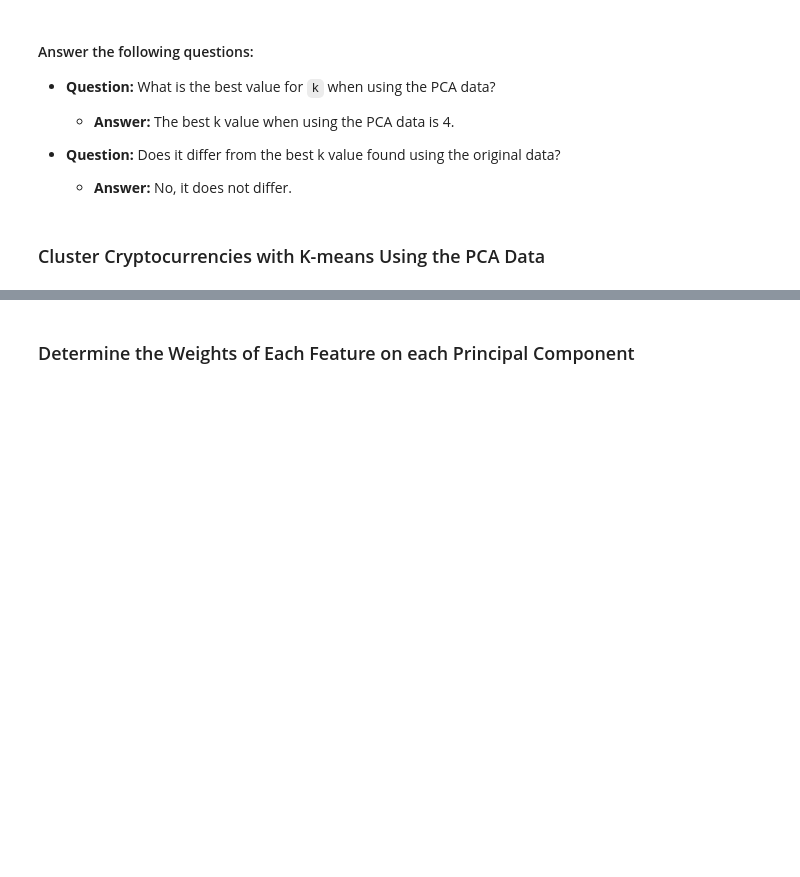
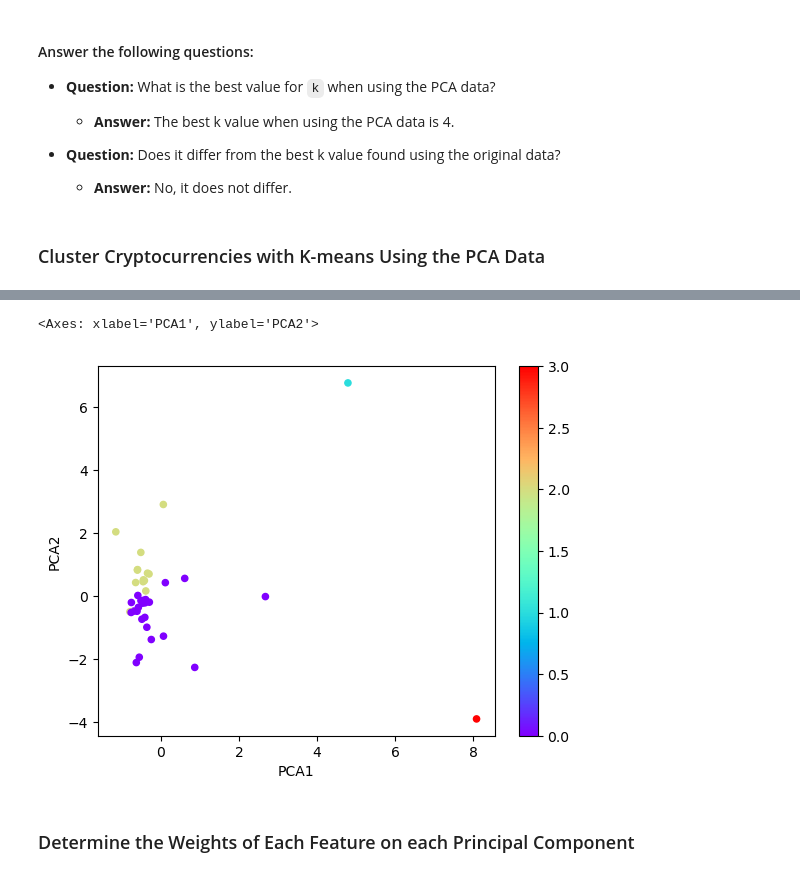
Before and after one commit to kerekspinney/CryptoClustering, a Jupyter notebook: Starter_Code/Crypto_Clustering.ipynb, the cells around one changed output, grey strips where cells are left out. Drawn from its saved outputs; the diff is of its cells as text; code cells hidden in the pictures; blank space fills up the shorter version.

```diff
--- a/Starter_Code/Crypto_Clustering.ipynb
+++ b/Starter_Code/Crypto_Clustering.ipynb
@@ -345,5 +345,7 @@ pca_elbow_df.plot.line(x='k1', y='inertia1', title ='PCA Elbow Curve', xticks =k
 ### Cluster Cryptocurrencies with K-means Using the PCA Data
 # %%
 # Initialize the K-Means model using the best value for k
+model = KMeans(n_clusters=4, n_init='auto', random_state=1)
 # %%
 # Fit the K-Means model using the PCA data
+model.fit(pca_df)
@@ -350,5 +354,6 @@ pca_elbow_df.plot.line(x='k1', y='inertia1', title ='PCA Elbow Curve', xticks =k
 # %%
 # Predict the clusters to group the cryptocurrencies using the PCA data
-
+pca_predictions = model.predict(pca_data)
 
 # Print the resulting array of cluster values.
+pca_predictions
@@ -355,8 +363,9 @@ pca_elbow_df.plot.line(x='k1', y='inertia1', title ='PCA Elbow Curve', xticks =k
 # %%
 # Create a copy of the DataFrame with the PCA data
-
+copied_pca_df = pca_df.copy()
 
 # Add a new column to the DataFrame with the predicted clusters
-
+copied_pca_df['predicted_clusters'] = pca_predictions
 
 # Display sample data
+copied_pca_df.head()
@@ -363,5 +380,9 @@ pca_elbow_df.plot.line(x='k1', y='inertia1', title ='PCA Elbow Curve', xticks =k
 # %%
 # Create a scatter plot using hvPlot by setting `x="PCA1"` and `y="PCA2"`.
+copied_pca_df.plot.scatter(x='PCA1', y='PCA2', c=pca_predictions, colormap='rainbow')
+# %% [output]
+<Axes: xlabel='PCA1', ylabel='PCA2'>
+[figure, added]
 # %% [markdown]
 ### Determine the Weights of Each Feature on each Principal Component
 # %%
```
Also changed, not shown: parts of 5 cells of this notebook.
